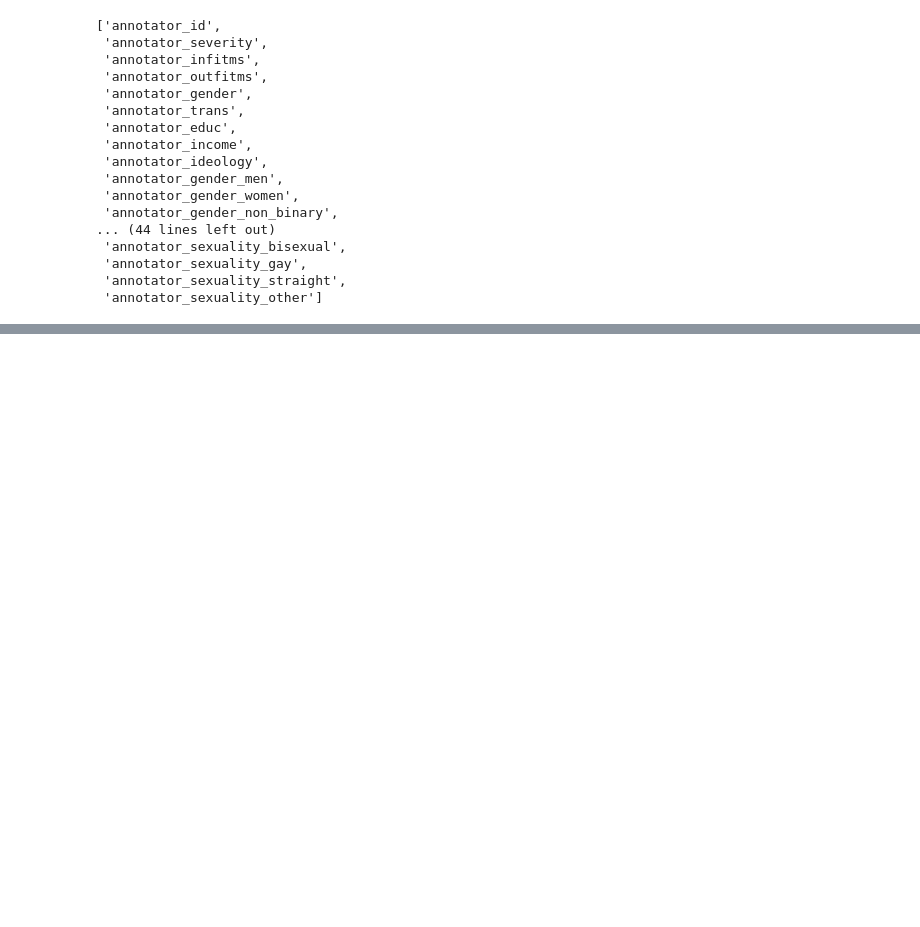
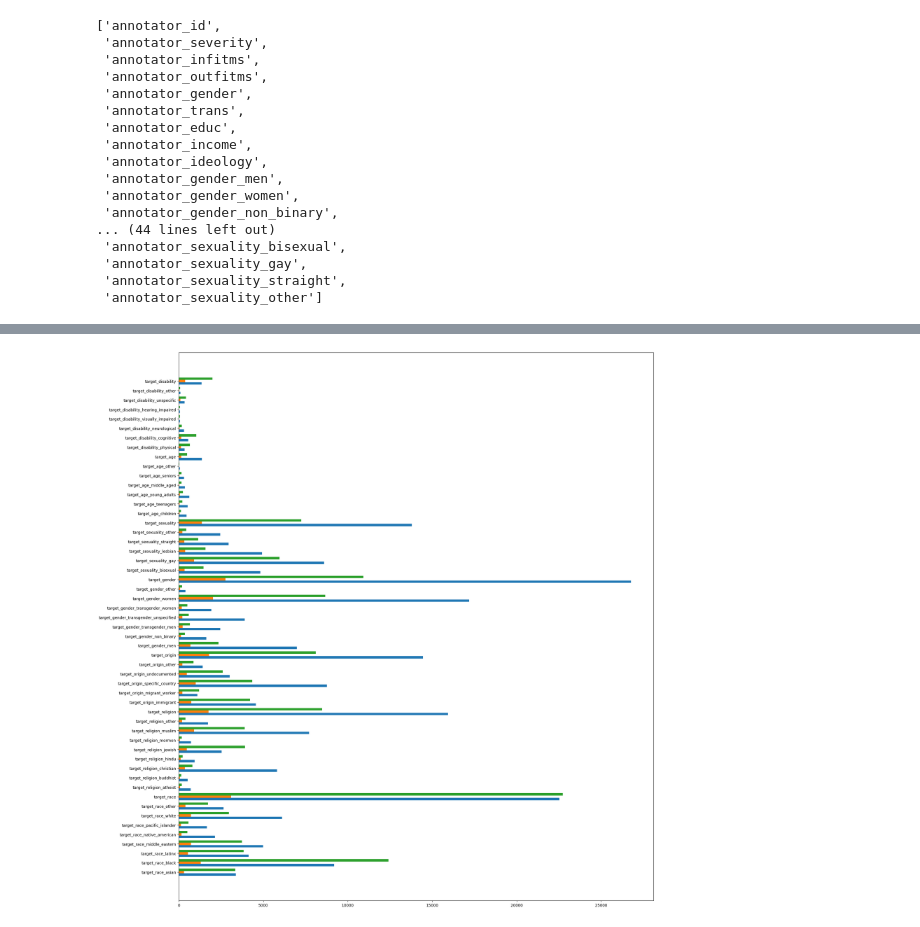
Before and after one commit to tathagatsathe/Hate_Speech_Detection, a Jupyter notebook: notebook/EDA.ipynb, the cells around one changed output, grey strips where cells are left out. Cells and saved outputs as stored; diff of their text form; code cells hidden in the pictures; blank space fills up the shorter version.

```diff
--- a/notebook/EDA.ipynb
+++ b/notebook/EDA.ipynb
@@ -147,2 +140,21 @@ df[bool_cols] = df[bool_cols].astype(int)
+# %%
+grouped = df[['hatespeech',*target_cols]].groupby('hatespeech').sum()
+
+x = np.arange(len(grouped.columns))
+fig, ax = plt.subplots(layout='constrained',figsize=(20,20))
+width = 0.25
+multiplier = 0
+for hatespeech_val in grouped.index:
+    offset = width * multiplier
+    group = grouped.loc[hatespeech_val].values
+    ax.barh(x+offset,group,width)
+    # plt.xlabel('Counts')
+    # plt.ylabel('Columns')
+    multiplier +=1
+
+ax.set_yticks(x + width, grouped.columns)
+plt.show()
+# %% [output]
+[figure, added]
 # %%
 plt.figure(figsize=(5,10))
```
Also changed, not shown: parts of 29 cells of this notebook, 3 other files.
